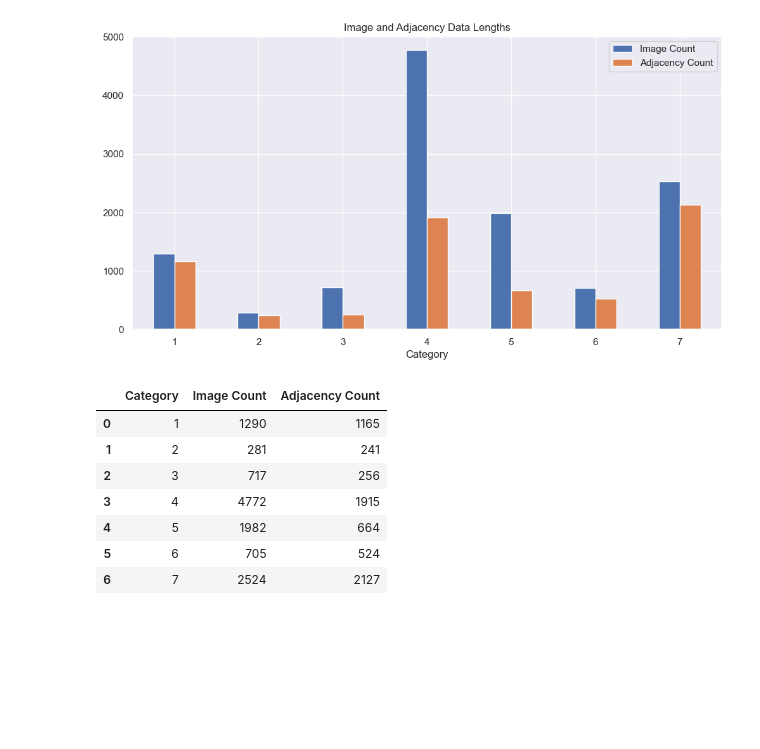
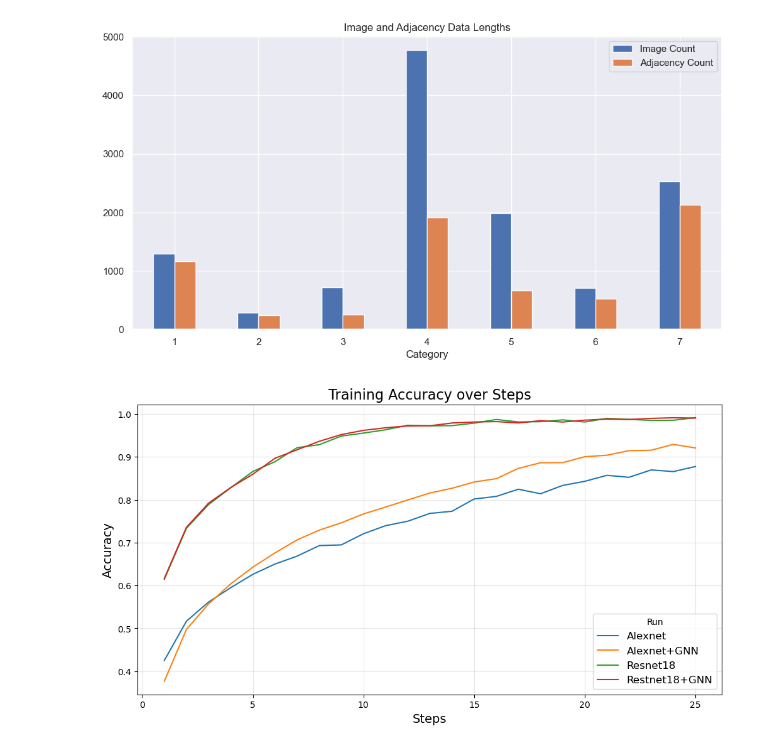
Before and after one commit to kennywang112/GCNN, a Jupyter notebook: Visualize.ipynb, the cells around one changed output. Drawn from its saved outputs; the diff is of its cells as text; code cells hidden in the pictures; blank space fills up the shorter version.

Commit message:
plot

```diff
--- a/Visualize.ipynb
+++ b/Visualize.ipynb
@@ -46,14 +46,28 @@ plt.title('Image and Adjacency Data Lengths')
 plt.show()
 # %% [output]
 [figure]
-# %%
-comparison_df
-# %% [output]
-|  | Category | Image Count | Adjacency Count |
-| 0 | 1 | 1290 | 1165 |
-| 1 | 2 | 281 | 241 |
-| 2 | 3 | 717 | 256 |
-| 3 | 4 | 4772 | 1915 |
-| 4 | 5 | 1982 | 664 |
-| 5 | 6 | 705 | 524 |
-| 6 | 7 | 2524 | 2127 |
+# %%
+import pandas as pd
+import matplotlib.pyplot as plt
+
+# 读取 CSV 文件
+file_path = 'mlflow/train_accuracy.csv'
+data = pd.read_csv(file_path)
+
+# 筛选数据并按照 `Run` 分组
+grouped_data = data.groupby('Run')
+
+# 绘制图表
+plt.figure(figsize=(12, 6))
+for name, group in grouped_data:
+    plt.plot(group['step'], group['value'], label=name)
+
+# 添加图例和标题
+plt.title('Training Accuracy over Steps', fontsize=16)
+plt.xlabel('Steps', fontsize=14)
+plt.ylabel('Accuracy', fontsize=14)
+plt.legend(title='Run', fontsize=12)
+plt.grid(alpha=0.3)
+plt.show()
+# %% [output]
+[figure, added]
```
Also changed, not shown: 14 other files.
